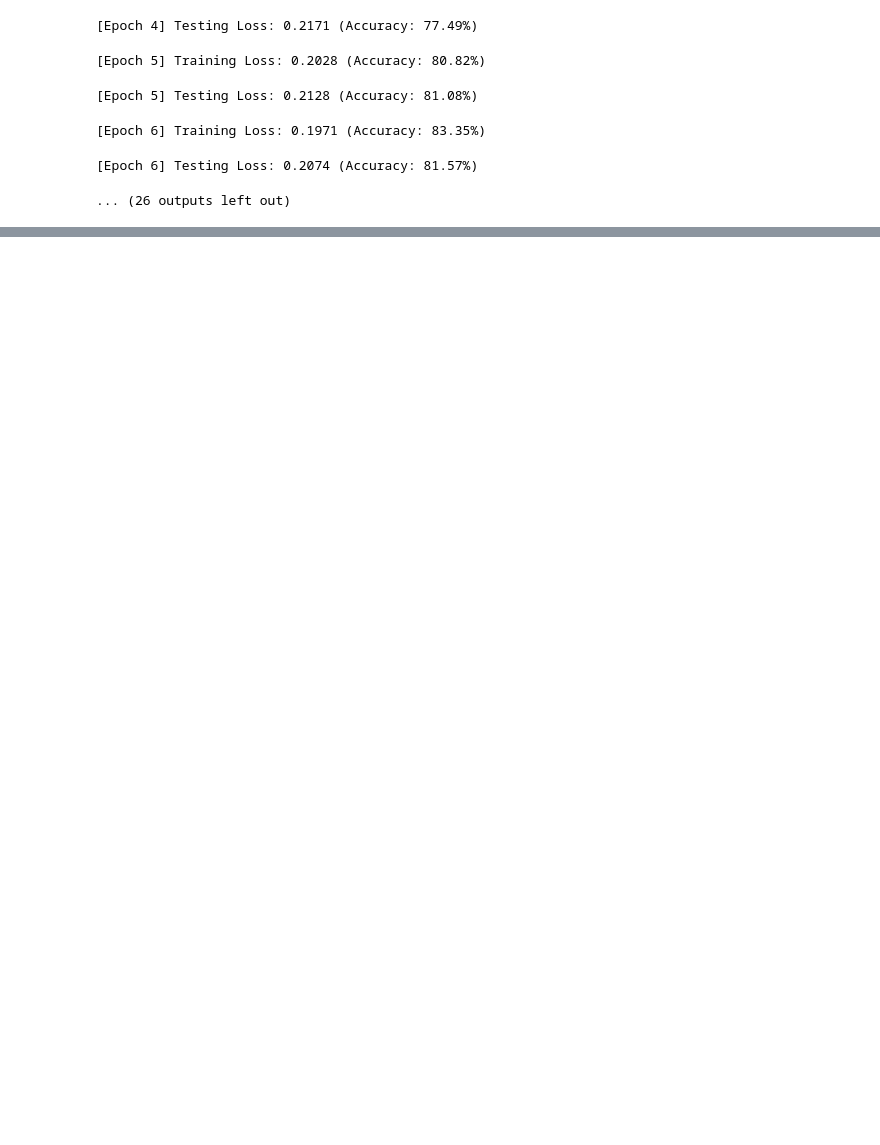
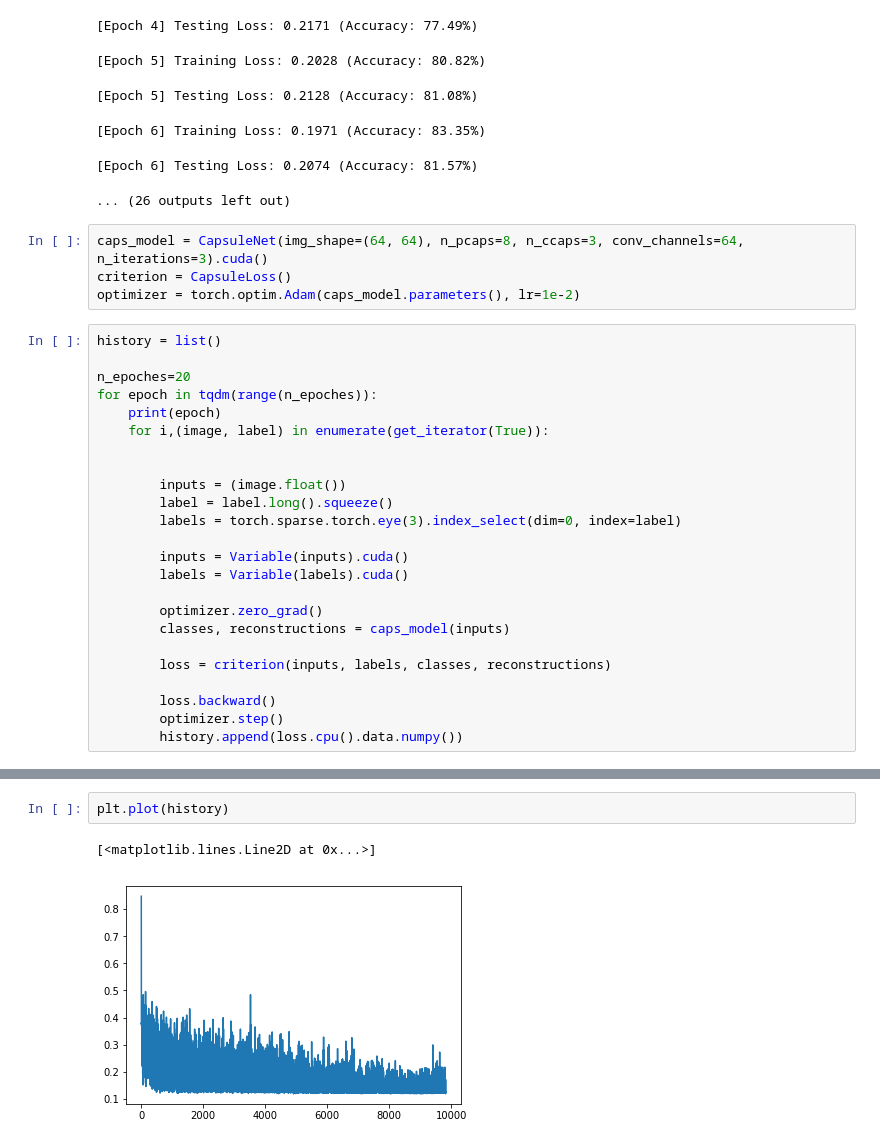
Before and after one commit to Dolorousrtur/capstumor, a Jupyter notebook: CAClean_engine.ipynb, the cells around one changed output, grey strips where cells are left out. Cells and saved outputs as stored; diff of their text form; blank space fills up the shorter version.

```diff
--- a/CAClean_engine.ipynb
+++ b/CAClean_engine.ipynb
@@ -257,3 +268,31 @@ engine.train(processor, get_iterator(True), maxepoch=30, optimizer=optimizer)
 [Epoch 6] Training Loss: 0.1971 (Accuracy: 83.35%)
 [Epoch 6] Testing Loss: 0.2074 (Accuracy: 81.57%)
 ... (26 outputs left out)
+# %%
+caps_model = CapsuleNet(img_shape=(64, 64), n_pcaps=8, n_ccaps=3, conv_channels=64, n_iterations=3).cuda()
+criterion = CapsuleLoss()
+optimizer = torch.optim.Adam(caps_model.parameters(), lr=1e-2)
+# %%
+history = list()
+
+n_epoches=20
+for epoch in tqdm(range(n_epoches)):
+    print(epoch)
+    for i,(image, label) in enumerate(get_iterator(True)):
+
+
+        inputs = (image.float())
+        label = label.long().squeeze()
+        labels = torch.sparse.torch.eye(3).index_select(dim=0, index=label)
+
+        inputs = Variable(inputs).cuda()
+        labels = Variable(labels).cuda()
+
+        optimizer.zero_grad()
+        classes, reconstructions = caps_model(inputs)
+
+        loss = criterion(inputs, labels, classes, reconstructions)
+
+        loss.backward()
+        optimizer.step()
+        history.append(loss.cpu().data.numpy())
@@ -259,0 +313,5 @@ engine.train(processor, get_iterator(True), maxepoch=30, optimizer=optimizer)
+# %%
+plt.plot(history)
+# %% [output]
+[<matplotlib.lines.Line2D at 0x...>]
+[figure, added]
```
Also changed, not shown: parts of 6 cells of this notebook, 2 other files.
